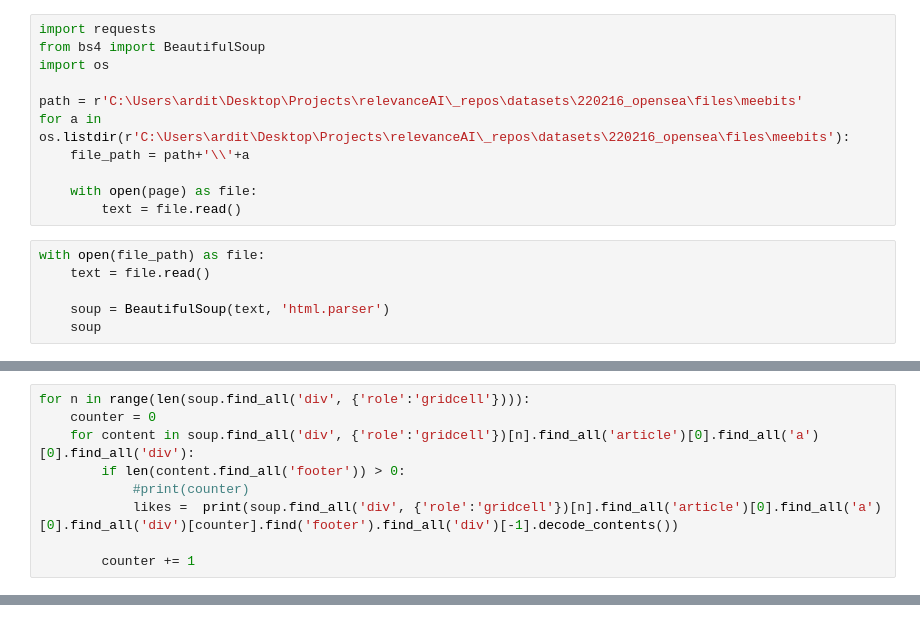
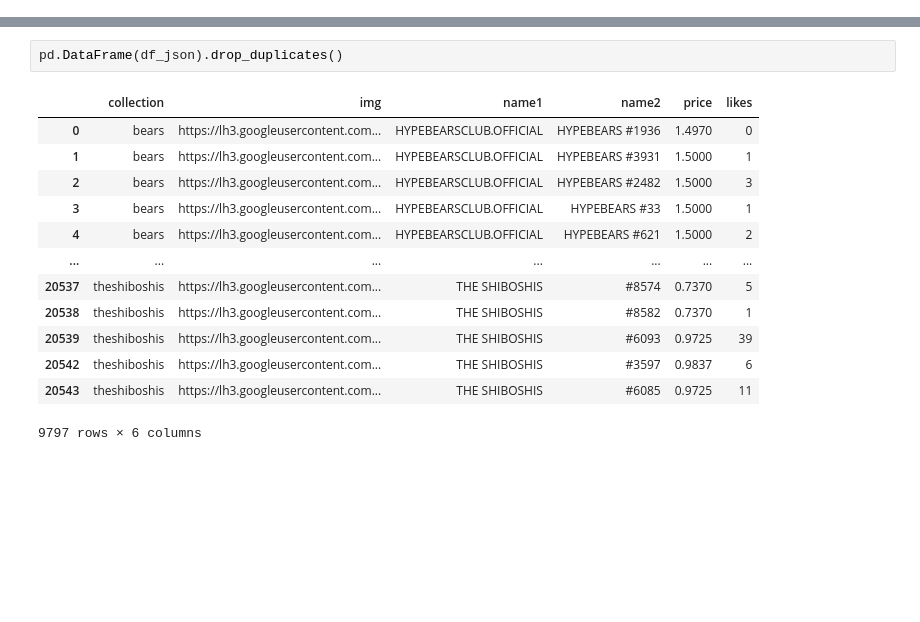
Before and after one commit to arditobryan/datasets, a Jupyter notebook: 220216_opensea/2_parsing.ipynb, the cells around one changed output, grey strips where cells are left out. Drawn from its saved outputs; the diff is of its cells as text; blank space fills up the shorter version.

```diff
--- a/220216_opensea/2_parsing.ipynb
+++ b/220216_opensea/2_parsing.ipynb
@@ -1,17 +0,0 @@
-# %%
-import requests
-from bs4 import BeautifulSoup
-import os
-
-path = r'C:\Users\ardit\Desktop\Projects\relevanceAI\_repos\datasets\220216_opensea\files\meebits'
-for a in os.listdir(r'C:\Users\ardit\Desktop\Projects\relevanceAI\_repos\datasets\220216_opensea\files\meebits'):
-    file_path = path+'\\'+a
-
-    with open(page) as file:
-        text = file.read()
-# %%
-with open(file_path) as file:
-    text = file.read()
-
-    soup = BeautifulSoup(text, 'html.parser')
-    soup
@@ -26,9 +0,0 @@ soup.find_all('div', {'role':'gridcell'})[0].find_all('article')[0].find_all('a'
-# %%
-for n in range(len(soup.find_all('div', {'role':'gridcell'}))):
-    counter = 0
-    for content in soup.find_all('div', {'role':'gridcell'})[n].find_all('article')[0].find_all('a')[0].find_all('div'):
-        if len(content.find_all('footer')) > 0:
-            #print(counter)
-            likes =  print(soup.find_all('div', {'role':'gridcell'})[n].find_all('article')[0].find_all('a')[0].find_all('div')[counter].find('footer').find_all('div')[-1].decode_contents())
-
-        counter += 1
@@ -56,0 +64,16 @@ soup.find_all('div', {'role':'gridcell'})[0].find_all('article')[0].find_all('a'
+# %%
+pd.DataFrame(df_json).drop_duplicates()
+# %% [output]
+|  | collection | img | name1 | name2 | price | likes |
+| 0 | bears | https://lh3.googleusercontent.com... | HYPEBEARSCLUB.OFFICIAL | HYPEBEARS #1936 | 1.4970 | 0 |
+| 1 | bears | https://lh3.googleusercontent.com... | HYPEBEARSCLUB.OFFICIAL | HYPEBEARS #3931 | 1.5000 | 1 |
+| 2 | bears | https://lh3.googleusercontent.com... | HYPEBEARSCLUB.OFFICIAL | HYPEBEARS #2482 | 1.5000 | 3 |
+| 3 | bears | https://lh3.googleusercontent.com... | HYPEBEARSCLUB.OFFICIAL | HYPEBEARS #33 | 1.5000 | 1 |
+| 4 | bears | https://lh3.googleusercontent.com... | HYPEBEARSCLUB.OFFICIAL | HYPEBEARS #621 | 1.5000 | 2 |
+| ... | ... | ... | ... | ... | ... | ... |
+| 20537 | theshiboshis | https://lh3.googleusercontent.com... | THE SHIBOSHIS | #8574 | 0.7370 | 5 |
+| 20538 | theshiboshis | https://lh3.googleusercontent.com... | THE SHIBOSHIS | #8582 | 0.7370 | 1 |
+| 20539 | theshiboshis | https://lh3.googleusercontent.com... | THE SHIBOSHIS | #6093 | 0.9725 | 39 |
+| 20542 | theshiboshis | https://lh3.googleusercontent.com... | THE SHIBOSHIS | #3597 | 0.9837 | 6 |
+| 20543 | theshiboshis | https://lh3.googleusercontent.com... | THE SHIBOSHIS | #6085 | 0.9725 | 11 |
+9797 rows × 6 columns
```
Also changed, not shown: parts of 6 cells of this notebook, 3 other files.
